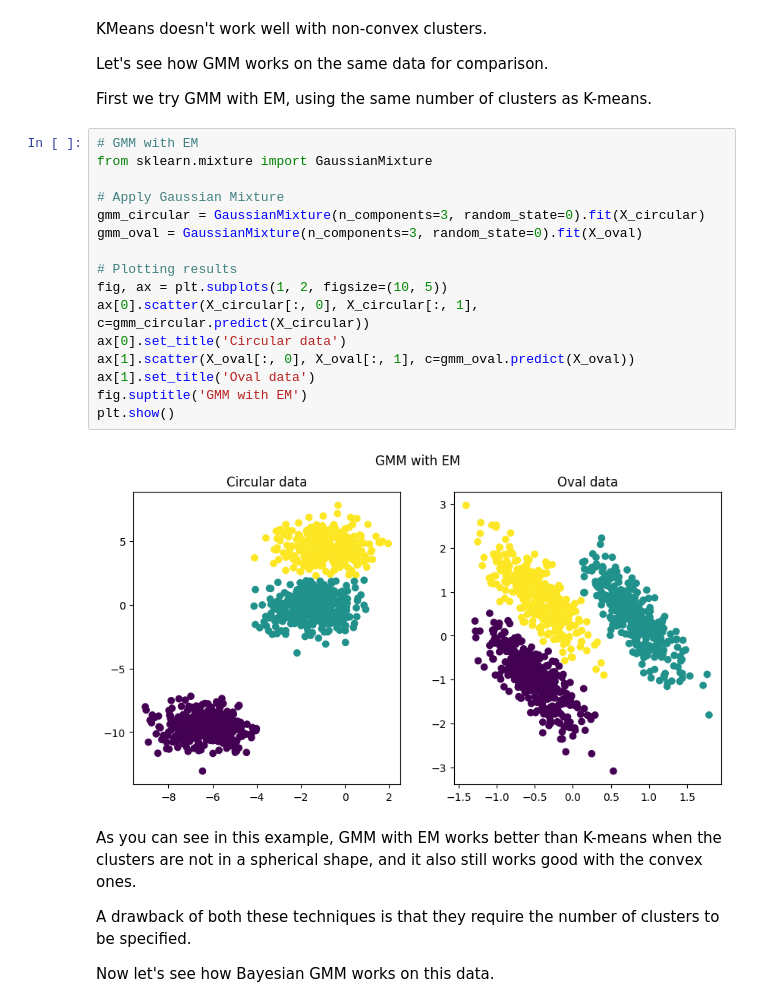
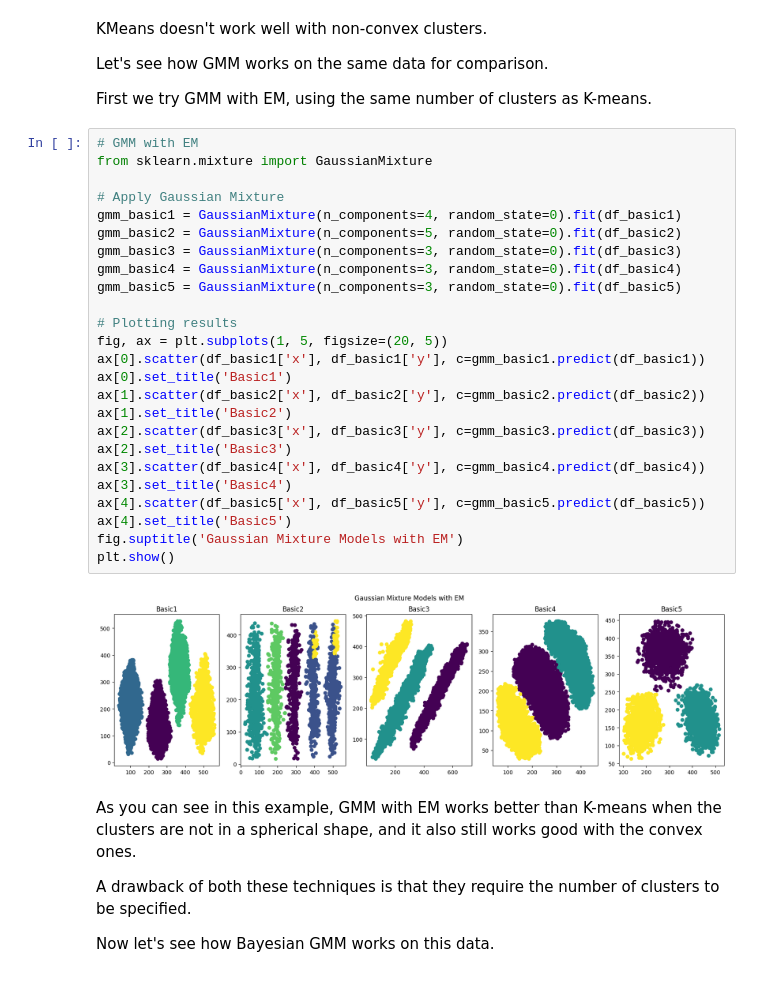
Before and after one commit to davidecapone/MixtureModelsClustering, a Jupyter notebook: notebooks/main.ipynb, the cells around one changed output. Drawn from its saved outputs; the diff is of its cells as text.

```diff
--- a/notebooks/main.ipynb
+++ b/notebooks/main.ipynb
@@ -49,21 +54,30 @@ First we try GMM with EM, using the same number of clusters as K-means.
 # %%
 # GMM with EM
 from sklearn.mixture import GaussianMixture
 
 # Apply Gaussian Mixture
-gmm_circular = GaussianMixture(n_components=3, random_state=0).fit(X_circular)
-gmm_oval = GaussianMixture(n_components=3, random_state=0).fit(X_oval)
+gmm_basic1 = GaussianMixture(n_components=4, random_state=0).fit(df_basic1)
+gmm_basic2 = GaussianMixture(n_components=5, random_state=0).fit(df_basic2)
+gmm_basic3 = GaussianMixture(n_components=3, random_state=0).fit(df_basic3)
+gmm_basic4 = GaussianMixture(n_components=3, random_state=0).fit(df_basic4)
+gmm_basic5 = GaussianMixture(n_components=3, random_state=0).fit(df_basic5)
 
 # Plotting results
-fig, ax = plt.subplots(1, 2, figsize=(10, 5))
-ax[0].scatter(X_circular[:, 0], X_circular[:, 1], c=gmm_circular.predict(X_circular))
-ax[0].set_title('Circular data')
-ax[1].scatter(X_oval[:, 0], X_oval[:, 1], c=gmm_oval.predict(X_oval))
-ax[1].set_title('Oval data')
-fig.suptitle('GMM with EM')
+fig, ax = plt.subplots(1, 5, figsize=(20, 5))
+ax[0].scatter(df_basic1['x'], df_basic1['y'], c=gmm_basic1.predict(df_basic1))
+ax[0].set_title('Basic1')
+ax[1].scatter(df_basic2['x'], df_basic2['y'], c=gmm_basic2.predict(df_basic2))
+ax[1].set_title('Basic2')
+ax[2].scatter(df_basic3['x'], df_basic3['y'], c=gmm_basic3.predict(df_basic3))
+ax[2].set_title('Basic3')
+ax[3].scatter(df_basic4['x'], df_basic4['y'], c=gmm_basic4.predict(df_basic4))
+ax[3].set_title('Basic4')
+ax[4].scatter(df_basic5['x'], df_basic5['y'], c=gmm_basic5.predict(df_basic5))
+ax[4].set_title('Basic5')
+fig.suptitle('Gaussian Mixture Models with EM')
 plt.show()
 # %% [output]
-[figure, old version]
+[figure, new version]
 # %% [markdown]
 As you can see in this example, GMM with EM works better than K-means when the clusters are not in a spherical shape, and it also still works good with the convex ones.
 
```
Also changed, not shown: parts of 3 cells of this notebook.
